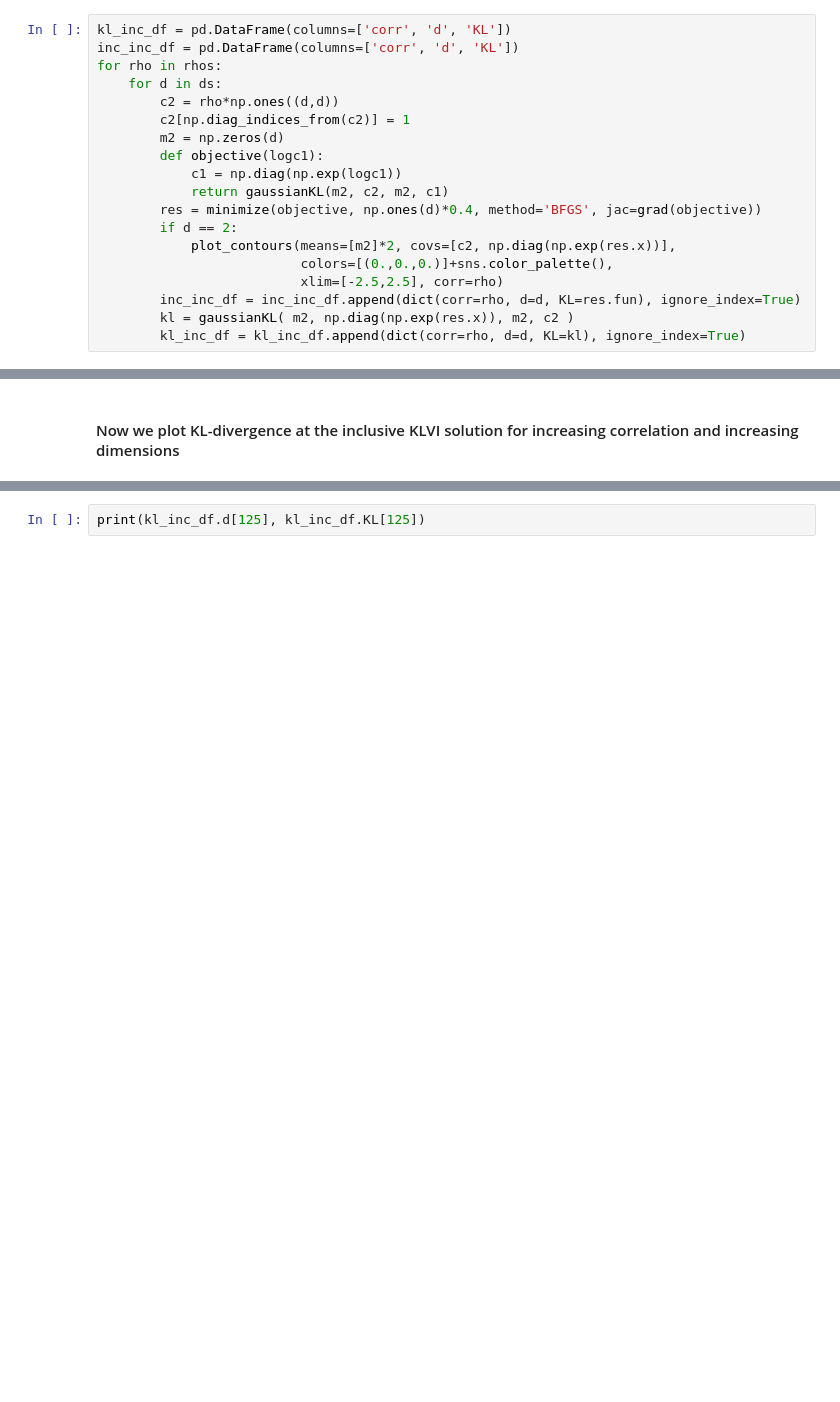
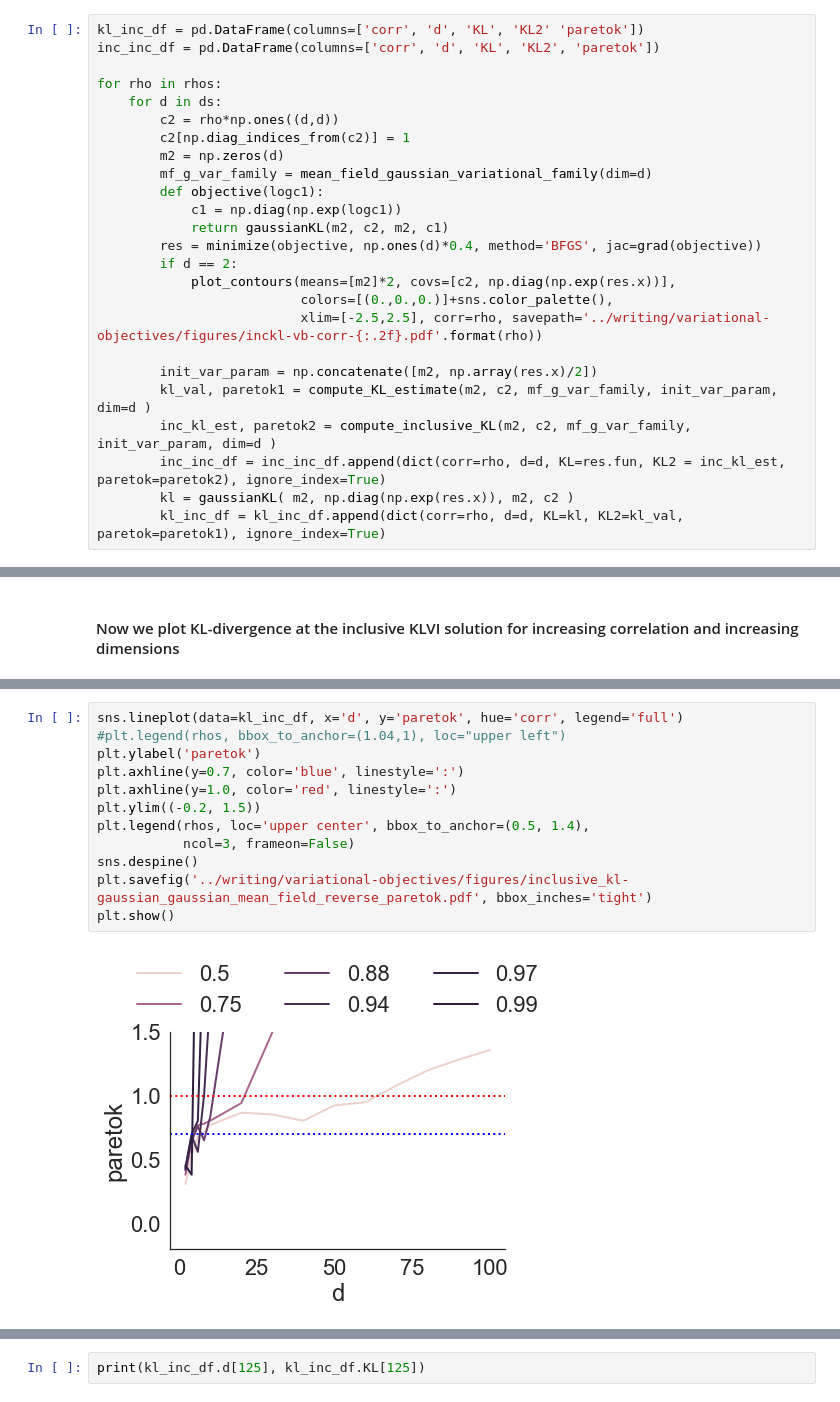
Before and after one commit to kunalghosh/viabel, a Jupyter notebook: notebooks/KL-Gaussian-minimization-new.ipynb, the cells around one changed output, grey strips where cells are left out. Cells and saved outputs as stored; diff of their text form; blank space fills up the shorter version.

```diff
--- a/notebooks/KL-Gaussian-minimization-new.ipynb
+++ b/notebooks/KL-Gaussian-minimization-new.ipynb
@@ -95,13 +171,15 @@ plt.show()
 # %%
 ### Now at inclusive KLVI solution
 # %%
-kl_inc_df = pd.DataFrame(columns=['corr', 'd', 'KL'])
-inc_inc_df = pd.DataFrame(columns=['corr', 'd', 'KL'])
+kl_inc_df = pd.DataFrame(columns=['corr', 'd', 'KL', 'KL2' 'paretok'])
+inc_inc_df = pd.DataFrame(columns=['corr', 'd', 'KL', 'KL2', 'paretok'])
+
 for rho in rhos:
     for d in ds:
         c2 = rho*np.ones((d,d))
         c2[np.diag_indices_from(c2)] = 1
         m2 = np.zeros(d)
+        mf_g_var_family = mean_field_gaussian_variational_family(dim=d)
         def objective(logc1):
             c1 = np.diag(np.exp(logc1))
             return gaussianKL(m2, c2, m2, c1)
@@ -109,10 +187,14 @@ for rho in rhos:
         if d == 2:
             plot_contours(means=[m2]*2, covs=[c2, np.diag(np.exp(res.x))],
                           colors=[(0.,0.,0.)]+sns.color_palette(),
-                          xlim=[-2.5,2.5], corr=rho)
-        inc_inc_df = inc_inc_df.append(dict(corr=rho, d=d, KL=res.fun), ignore_index=True)
+                          xlim=[-2.5,2.5], corr=rho, savepath='../writing/variational-objectives/figures/inckl-vb-corr-{:.2f}.pdf'.format(rho))
+
+        init_var_param = np.concatenate([m2, np.array(res.x)/2])
+        kl_val, paretok1 = compute_KL_estimate(m2, c2, mf_g_var_family, init_var_param, dim=d )
+        inc_kl_est, paretok2 = compute_inclusive_KL(m2, c2, mf_g_var_family, init_var_param, dim=d )
+        inc_inc_df = inc_inc_df.append(dict(corr=rho, d=d, KL=res.fun, KL2 = inc_kl_est, paretok=paretok2), ignore_index=True)
         kl = gaussianKL( m2, np.diag(np.exp(res.x)), m2, c2 )
-        kl_inc_df = kl_inc_df.append(dict(corr=rho, d=d, KL=kl), ignore_index=True)
+        kl_inc_df = kl_inc_df.append(dict(corr=rho, d=d, KL=kl, KL2=kl_val, paretok=paretok1), ignore_index=True)
 # %% [output]
 [figure]
 [figure]
@@ -182,0 +237,14 @@ print(kl_inc_df)
+# %%
+sns.lineplot(data=kl_inc_df, x='d', y='paretok', hue='corr', legend='full')
+#plt.legend(rhos, bbox_to_anchor=(1.04,1), loc="upper left")
+plt.ylabel('paretok')
+plt.axhline(y=0.7, color='blue', linestyle=':')
+plt.axhline(y=1.0, color='red', linestyle=':')
+plt.ylim((-0.2, 1.5))
+plt.legend(rhos, loc='upper center', bbox_to_anchor=(0.5, 1.4),
+           ncol=3, frameon=False)
+sns.despine()
+plt.savefig('../writing/variational-objectives/figures/inclusive_kl-gaussian_gaussian_mean_field_reverse_paretok.pdf', bbox_inches='tight')
+plt.show()
+# %% [output]
+[figure, added]
```
Also changed, not shown: parts of 19 cells of this notebook.
